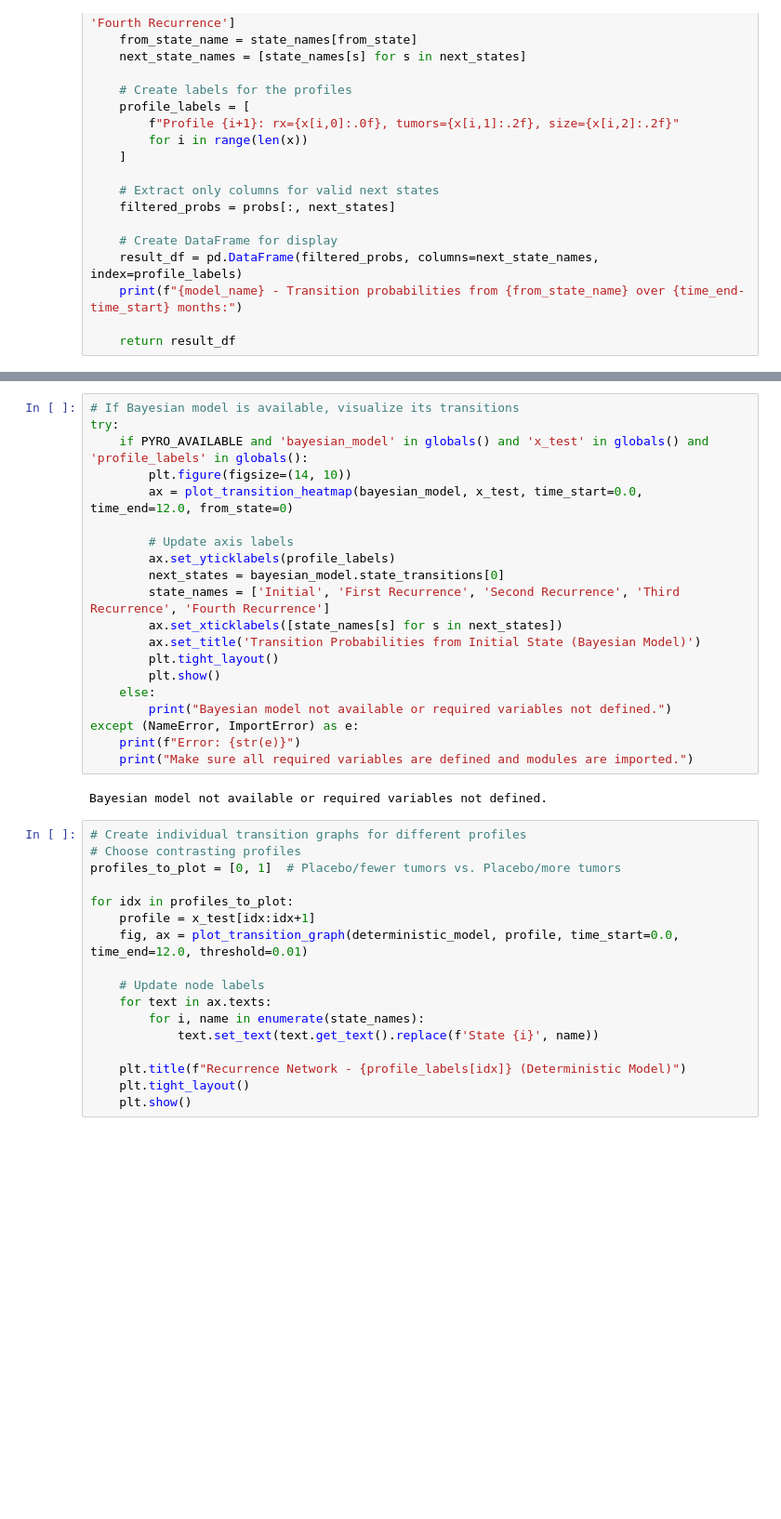
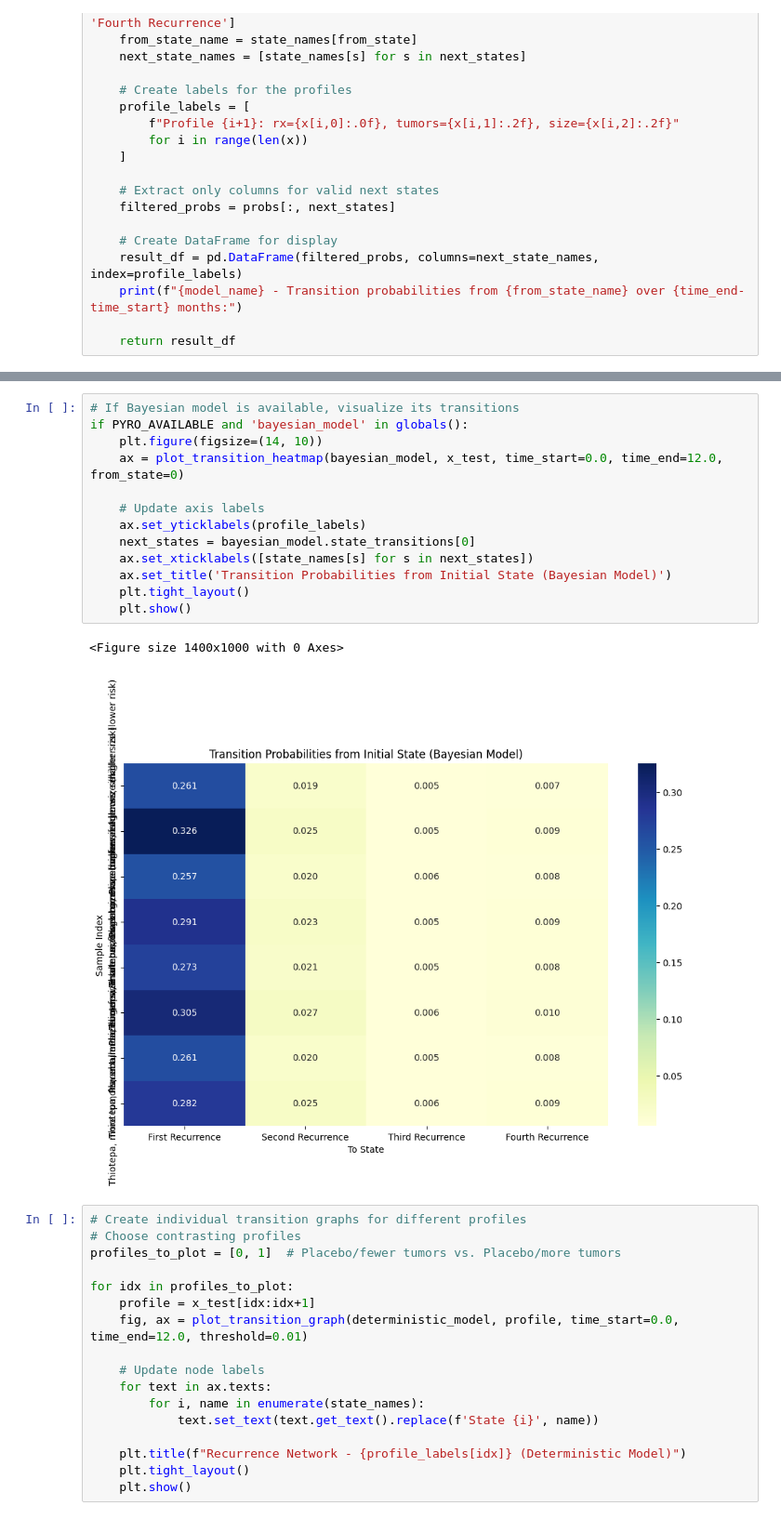
Before and after one commit to denizakdemir/multistate_nn, a Jupyter notebook: examples/bladder_cancer_bayesian_example.ipynb, the cells around one changed output, grey strips where cells are left out. Shown at 93% size. Drawn from its saved outputs; the diff is of its cells as text; blank space fills up the shorter version.

```diff
--- a/examples/bladder_cancer_bayesian_example.ipynb
+++ b/examples/bladder_cancer_bayesian_example.ipynb
@@ -545,26 +657,20 @@ except (NameError, ImportError) as e:
 [figure]
 # %%
 # If Bayesian model is available, visualize its transitions
-try:
-    if PYRO_AVAILABLE and 'bayesian_model' in globals() and 'x_test' in globals() and 'profile_labels' in globals():
-        plt.figure(figsize=(14, 10))
-        ax = plot_transition_heatmap(bayesian_model, x_test, time_start=0.0, time_end=12.0, from_state=0)
+if PYRO_AVAILABLE and 'bayesian_model' in globals():
+    plt.figure(figsize=(14, 10))
+    ax = plot_transition_heatmap(bayesian_model, x_test, time_start=0.0, time_end=12.0, from_state=0)
 
-        # Update axis labels
-        ax.set_yticklabels(profile_labels)
-        next_states = bayesian_model.state_transitions[0]
-        state_names = ['Initial', 'First Recurrence', 'Second Recurrence', 'Third Recurrence', 'Fourth Recurrence']
-        ax.set_xticklabels([state_names[s] for s in next_states])
-        ax.set_title('Transition Probabilities from Initial State (Bayesian Model)')
-        plt.tight_layout()
-        plt.show()
-    else:
-        print("Bayesian model not available or required variables not defined.")
-except (NameError, ImportError) as e:
-    print(f"Error: {str(e)}")
-    print("Make sure all required variables are defined and modules are imported.")
+    # Update axis labels
+    ax.set_yticklabels(profile_labels)
+    next_states = bayesian_model.state_transitions[0]
+    ax.set_xticklabels([state_names[s] for s in next_states])
+    ax.set_title('Transition Probabilities from Initial State (Bayesian Model)')
+    plt.tight_layout()
+    plt.show()
 # %% [output]
-Bayesian model not available or required variables not defined.
+<Figure size 1400x1000 with 0 Axes>
+[figure, added]
 # %%
 # Create individual transition graphs for different profiles
 # Choose contrasting profiles
```
Also changed, not shown: parts of 17 cells of this notebook, 3 other files.
